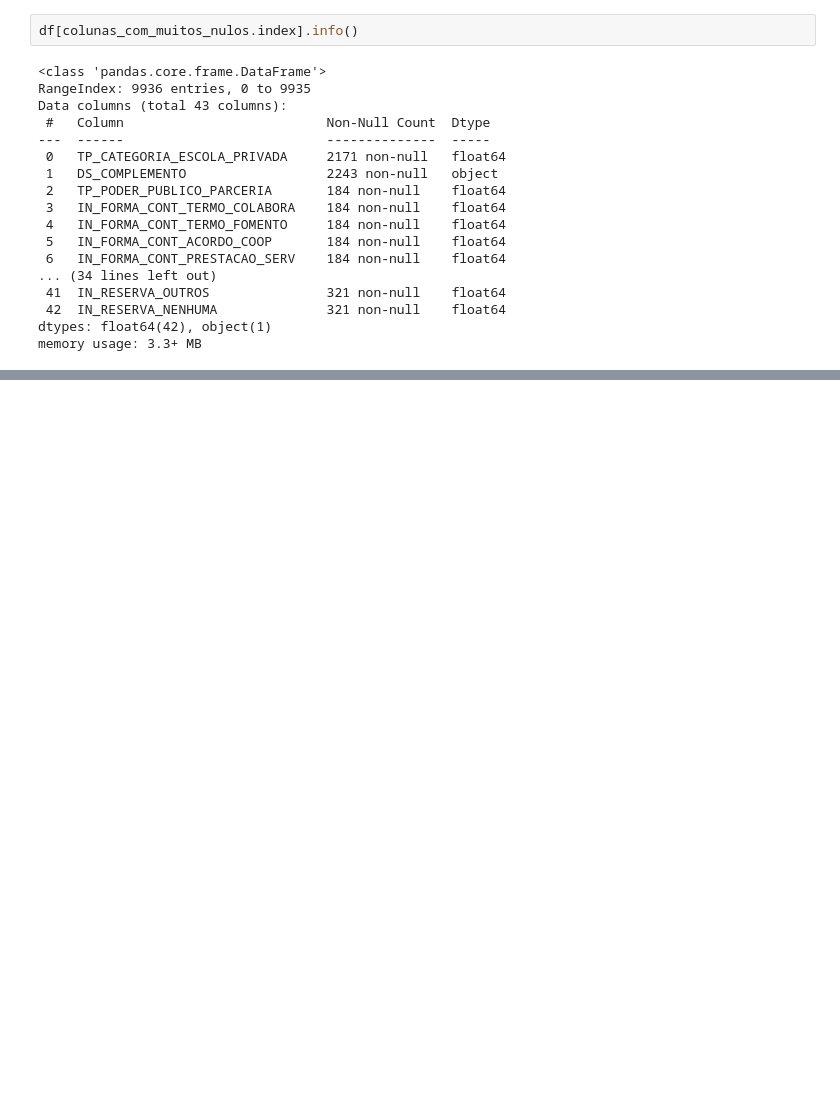
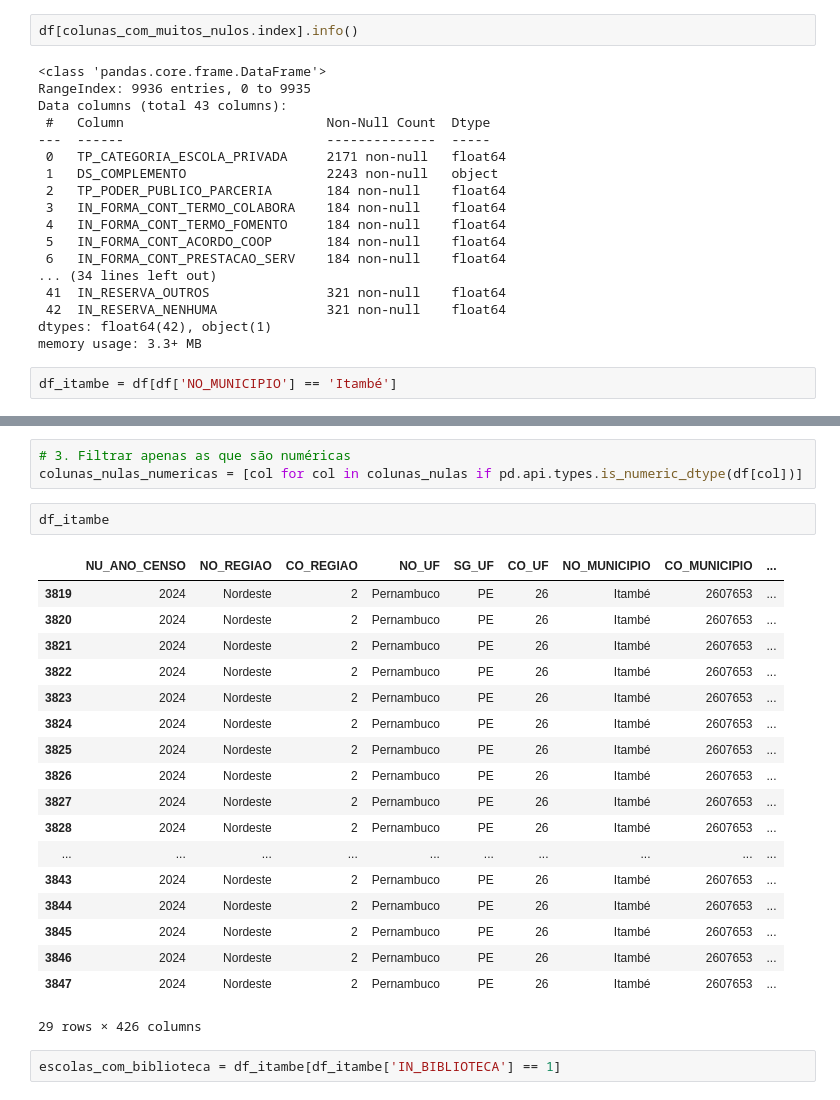
Before and after one commit to joao-victor-73/python.estudos, a Jupyter notebook: Estudos/Analise de Dados/Projeto 3 - Análise de desigualdade Educacional/mexendo_no_df.ipynb, the cells around one changed output, grey strips where cells are left out. Cells and saved outputs as stored; diff of their text form; blank space fills up the shorter version.

```diff
--- a/Estudos/Analise de Dados/Projeto 3 - Análise de desigualdade Educacional/mexendo_no_df.ipynb
+++ b/Estudos/Analise de Dados/Projeto 3 - Análise de desigualdade Educacional/mexendo_no_df.ipynb
@@ -420,3 +420,5 @@ Data columns (total 43 columns):
  42  IN_RESERVA_NENHUMA              321 non-null    float64
 dtypes: float64(42), object(1)
 memory usage: 3.3+ MB
+# %%
+df_itambe = df[df['NO_MUNICIPIO'] == 'Itambé']
@@ -422,0 +458,26 @@ memory usage: 3.3+ MB
+# %%
+# 3. Filtrar apenas as que são numéricas
+colunas_nulas_numericas = [col for col in colunas_nulas if pd.api.types.is_numeric_dtype(df[col])]
+# %%
+df_itambe
+# %% [output]
+|  | NU_ANO_CENSO | NO_REGIAO | CO_REGIAO | NO_UF | SG_UF | CO_UF | NO_MUNICIPIO | CO_MUNICIPIO | ... |
+| 3819 | 2024 | Nordeste | 2 | Pernambuco | PE | 26 | Itambé | 2607653 | ... |
+| 3820 | 2024 | Nordeste | 2 | Pernambuco | PE | 26 | Itambé | 2607653 | ... |
+| 3821 | 2024 | Nordeste | 2 | Pernambuco | PE | 26 | Itambé | 2607653 | ... |
+| 3822 | 2024 | Nordeste | 2 | Pernambuco | PE | 26 | Itambé | 2607653 | ... |
+| 3823 | 2024 | Nordeste | 2 | Pernambuco | PE | 26 | Itambé | 2607653 | ... |
+| 3824 | 2024 | Nordeste | 2 | Pernambuco | PE | 26 | Itambé | 2607653 | ... |
+| 3825 | 2024 | Nordeste | 2 | Pernambuco | PE | 26 | Itambé | 2607653 | ... |
+| 3826 | 2024 | Nordeste | 2 | Pernambuco | PE | 26 | Itambé | 2607653 | ... |
+| 3827 | 2024 | Nordeste | 2 | Pernambuco | PE | 26 | Itambé | 2607653 | ... |
+| 3828 | 2024 | Nordeste | 2 | Pernambuco | PE | 26 | Itambé | 2607653 | ... |
+| ... | ... | ... | ... | ... | ... | ... | ... | ... | ... |
+| 3843 | 2024 | Nordeste | 2 | Pernambuco | PE | 26 | Itambé | 2607653 | ... |
+| 3844 | 2024 | Nordeste | 2 | Pernambuco | PE | 26 | Itambé | 2607653 | ... |
+| 3845 | 2024 | Nordeste | 2 | Pernambuco | PE | 26 | Itambé | 2607653 | ... |
+| 3846 | 2024 | Nordeste | 2 | Pernambuco | PE | 26 | Itambé | 2607653 | ... |
+| 3847 | 2024 | Nordeste | 2 | Pernambuco | PE | 26 | Itambé | 2607653 | ... |
+29 rows × 426 columns
+# %%
+escolas_com_biblioteca = df_itambe[df_itambe['IN_BIBLIOTECA'] == 1]
```
Also changed, not shown: parts of 6 cells of this notebook, 7 other files.
